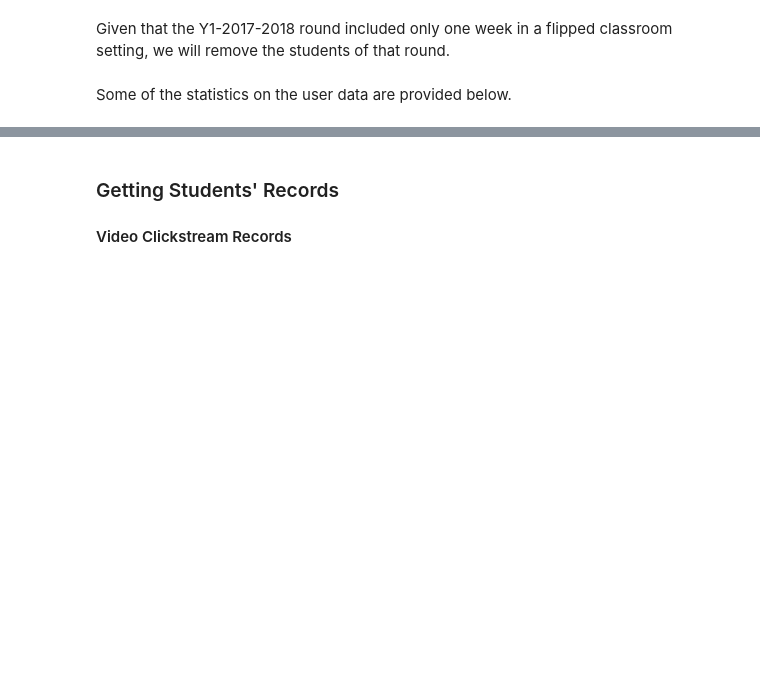
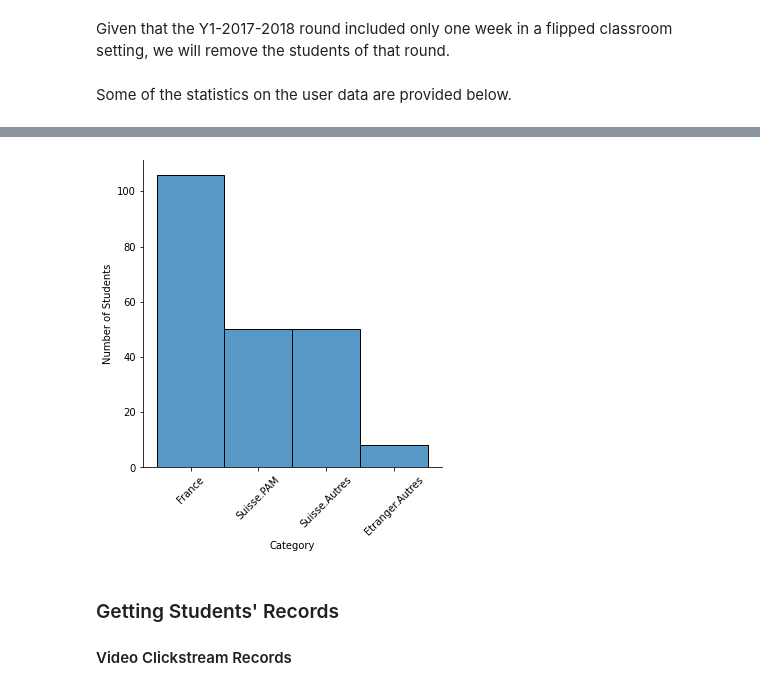
Before and after one commit to epfl-ml4ed/flipped-classroom, a Jupyter notebook: notebooks/early_warning_baselines.ipynb, the cells around one changed output, grey strips where cells are left out. Drawn from its saved outputs; the diff is of its cells as text; code cells hidden in the pictures; blank space fills up the shorter version.

```diff
--- a/notebooks/early_warning_baselines.ipynb
+++ b/notebooks/early_warning_baselines.ipynb
@@ -102,8 +105,10 @@ plt.show()
 # %%
-sns.displot(user_data, x='Category')
+sns.displot(userData, x='Category')
 plt.ylabel('Number of Students')
 plt.xticks(rotation=45)
 plt.show()
+# %% [output]
+[figure, added]
 # %% [markdown]
 ### Getting Students' Records
 
```
Also changed, not shown: parts of 76 cells of this notebook, 2 other files.
